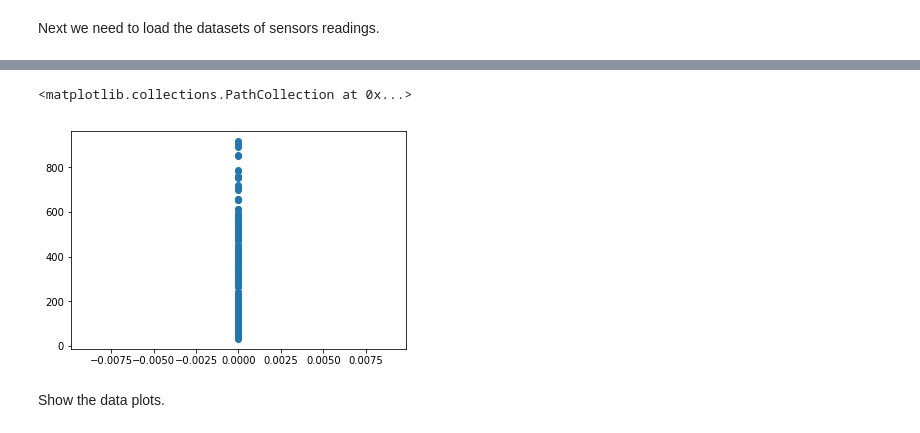
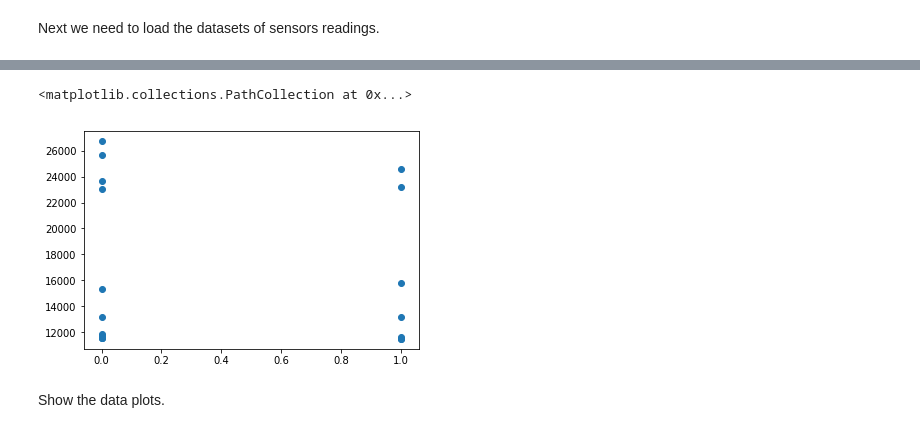
Before and after one commit to mttmac/glance, a Jupyter notebook: Week3Demo.ipynb, the cells around one changed output, grey strips where cells are left out. Saved outputs shown, nothing was run; the diff lists cells and outputs as text; code cells hidden in the pictures.

```diff
--- a/Week3Demo.ipynb
+++ b/Week3Demo.ipynb
@@ -63,3 +52,3 @@ Let's get some random images from the dataset for examples and generate new vers
 # %%
-data, targets = get_random_samples(val_dl)
+data, targets = get_random_samples(test_dl)
 # %%
@@ -93,4 +70,4 @@ with torch.no_grad():
     # Generate
     data = data.to(device)
     gen_data, mu, logvar = model(data)
-#     loss, loss_desc = criterion(gen_data, data, mu, logvar, reduce=False)
+    loss, loss_desc = criterion(gen_data, data, mu, logvar, reduce=False)
@@ -137,7 +113,0 @@ MSE = 54.760093688964844
-# %%
-MSE = []
-for idx, target in enumerate(targets):
-    sample = data[idx, :, :].cpu().numpy()
-    gen_sample = gen_data[idx, :, :].cpu().numpy()
-    MSE.append(np.power((sample - gen_sample), 2).sum() / 2)
-    print(f"Target = {target}, MSE = {MSE[idx]:.3f}")
@@ -161,0 +114,5 @@ Target = 0, MSE = 190.818
+# %%
+err = np.zeros(targets.shape)
+for i, target in enumerate(targets):
+    err[i] = -loss_desc['logp'][i]
+    print(f"Target = {target}, MSE = {err[i]:.3f}")
@@ -162,8 +140,8 @@ Target = 0, MSE = 190.818
 # %%
-plt.scatter(targets, MSE)
+plt.scatter(targets, err)
 # %% [output]
 <matplotlib.collections.PathCollection at 0x...>
-[figure, old version]
+[figure, new version]
 # %% [markdown]
 Show the data plots.
 # %%
```
Also changed, not shown: parts of 24 cells of this notebook, 2 other files.
